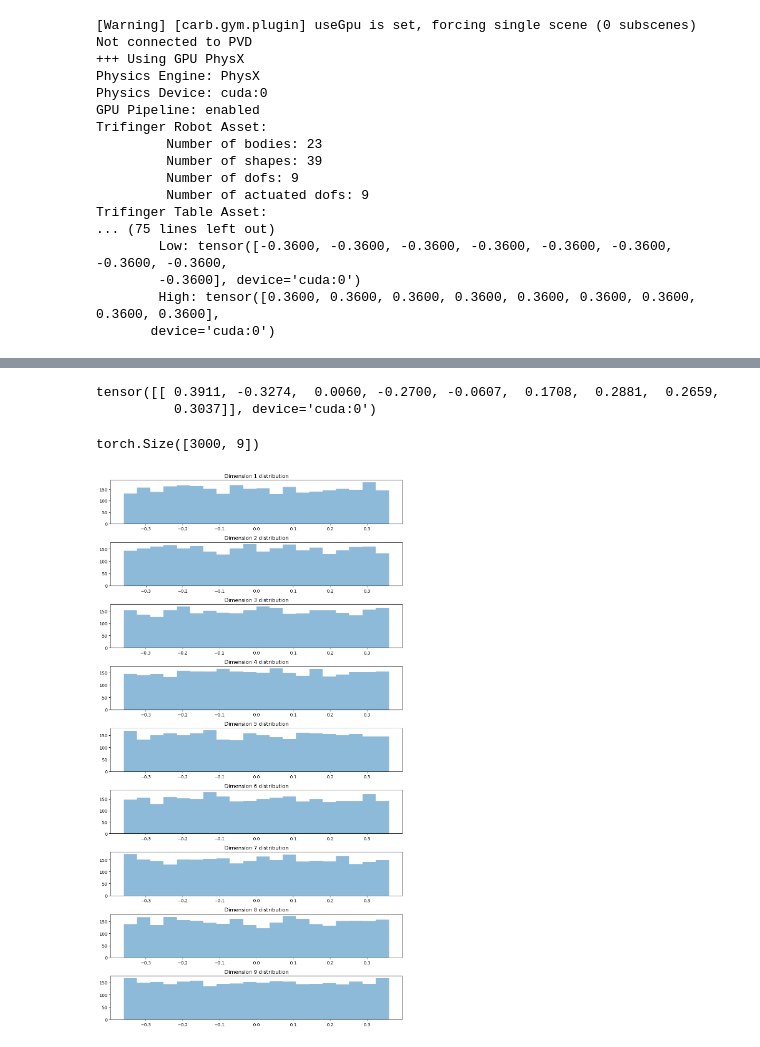
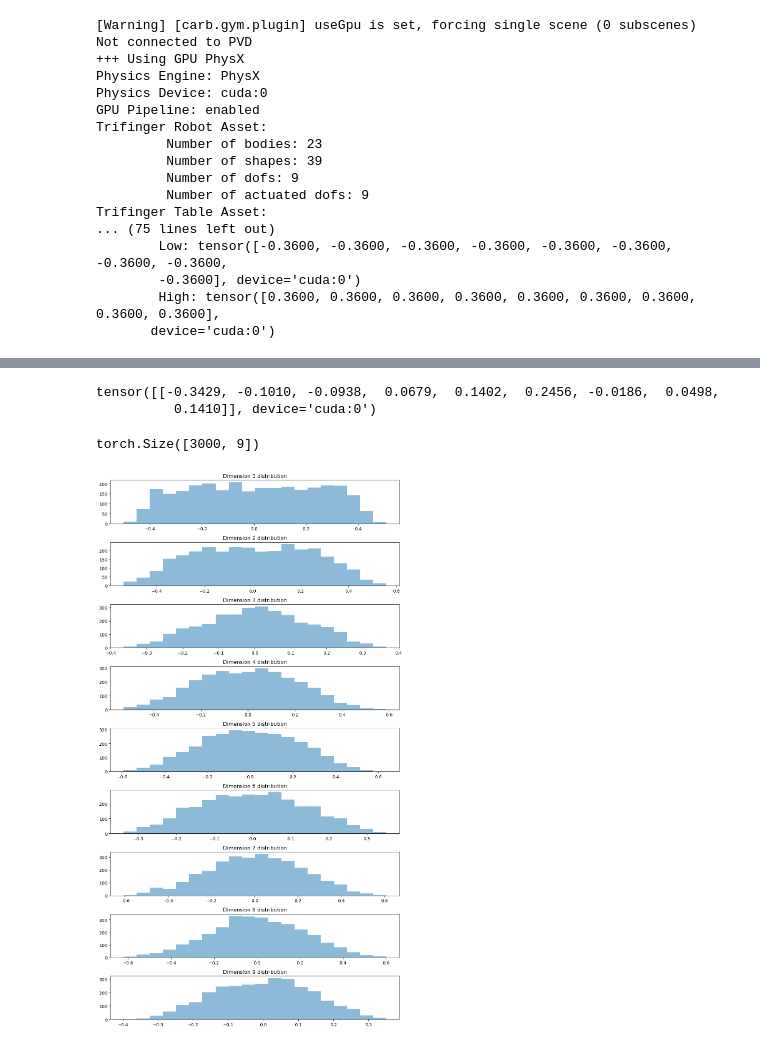
Before and after one commit to huaijiangzhu/IsaacGymEnvs, a Jupyter notebook: playground/torque_projection.ipynb, the cells around one changed output, grey strips where cells are left out. Cells and saved outputs as stored; diff of their text form; code cells hidden in the pictures.

Commit message:
update fingertip force range

```diff
--- a/playground/torque_projection.ipynb
+++ b/playground/torque_projection.ipynb
@@ -141,7 +141,7 @@ for n in range(N):
     jacobian_transpose = torch.transpose(jacobian, 1, 2)
 
     action = -0.36 + 0.72 * torch.rand(cfg.num_envs, 9).to(device)
-    task_space_force = -2. + 2. * torch.rand(cfg.num_envs, 9).to(device)
+    task_space_force = -1.5 + 3. * torch.rand(cfg.num_envs, 9).to(device)
     projected_torque = bmv(jacobian_transpose, task_space_force)
 
     action_buffer[n] = action[0]
@@ -190,41 +190,41 @@ tensor([[ 0.3133,  0.2757, -0.2074, -0.1250, -0.0382,  0.0540, -0.0670, -0.1212,
 # %%
 bmv(jacobian_transpose, task_space_force)
 # %% [output]
-tensor([[ 0.3911, -0.3274,  0.0060, -0.2700, -0.0607,  0.1708,  0.2881,  0.2659,
-          0.3037]], device='cuda:0')
+tensor([[-0.3429, -0.1010, -0.0938,  0.0679,  0.1402,  0.2456, -0.0186,  0.0498,
+          0.1410]], device='cuda:0')
-# %%
-projected_torque_buffer.shape
-# %% [output]
-torch.Size([3000, 9])
-# %%
-import numpy as np
-import matplotlib.pyplot as plt
-
-# Assuming arr is your NxD numpy array
-arr = action_buffer.to('cpu').numpy()
-# arr = projected_torque_buffer.to('cpu').numpy()
-
-
-D = arr.shape[1]  # get the number of dimensions
-
-# Create a new figure
-fig = plt.figure(figsize=(10, 2 * D))
-
-# For each dimension
-for d in range(D):
-    # Create a subplot for this dimension
-    ax = fig.add_subplot(D, 1, d + 1)
-
-    # Plot the histogram of this dimension
-    ax.hist(arr[:, d], bins=20, alpha=0.5)
-
-    # Add a title to this subplot
-    ax.set_title(f'Dimension {d+1} distribution')
-
-# Automatically adjust subplot parameters for better spacing
-fig.tight_layout()
-
-# Show the figure
-plt.show()
-# %% [output]
-[figure, removed]
+# %%
+projected_torque_buffer.shape
+# %% [output]
+torch.Size([3000, 9])
+# %%
+import numpy as np
+import matplotlib.pyplot as plt
+
+# Assuming arr is your NxD numpy array
+arr = action_buffer.to('cpu').numpy()
+arr = projected_torque_buffer.to('cpu').numpy()
+
+
+D = arr.shape[1]  # get the number of dimensions
+
+# Create a new figure
+fig = plt.figure(figsize=(10, 2 * D))
+
+# For each dimension
+for d in range(D):
+    # Create a subplot for this dimension
+    ax = fig.add_subplot(D, 1, d + 1)
+
+    # Plot the histogram of this dimension
+    ax.hist(arr[:, d], bins=20, alpha=0.5)
+
+    # Add a title to this subplot
+    ax.set_title(f'Dimension {d+1} distribution')
+
+# Automatically adjust subplot parameters for better spacing
+fig.tight_layout()
+
+# Show the figure
+plt.show()
+# %% [output]
+[figure, added]
```
Also changed, not shown: parts of 3 cells of this notebook, 1 other file.
